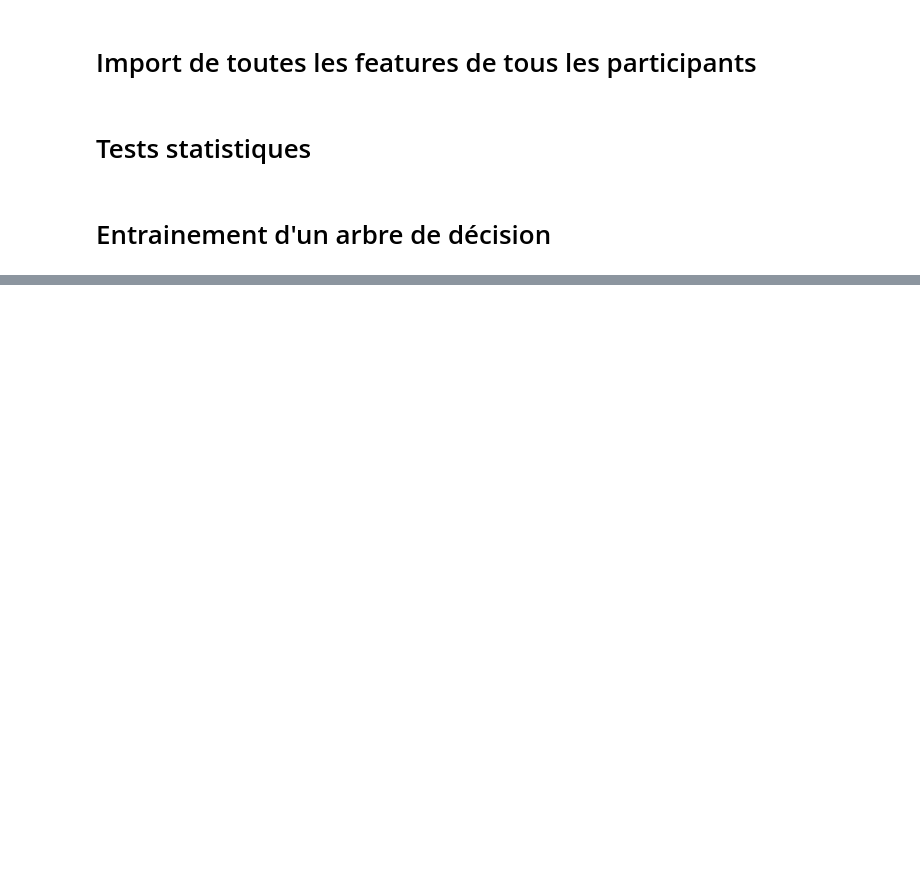
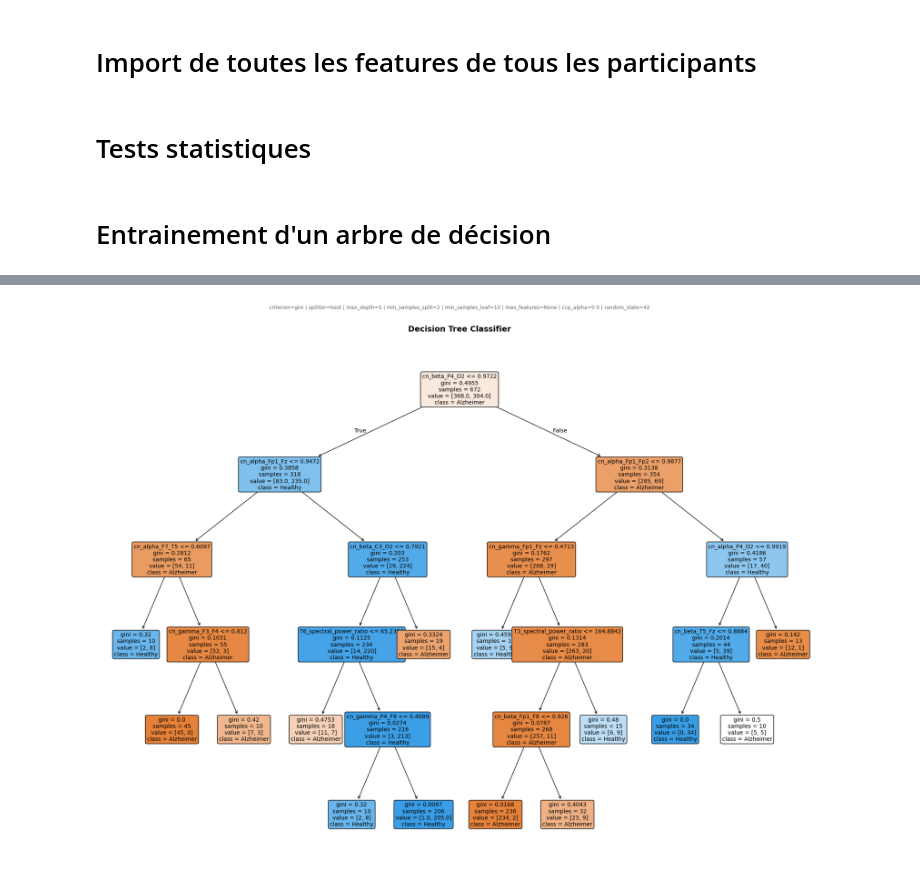
Before and after one commit to thePTH/eeg, a Jupyter notebook: notebook.ipynb, the cells around one changed output, grey strips where cells are left out. Saved outputs shown, nothing was run; the diff lists cells and outputs as text; code cells hidden in the pictures; blank space fills up the shorter version.

Commit message:
decision tree analysis

```diff
--- a/notebook.ipynb
+++ b/notebook.ipynb
@@ -194,29 +172,11 @@ params = DecisionTreeParameters(criterion='gini', max_depth=5, min_samples_split
+# %%
+hyperparamter_grid = HyperparameterGrid()
+hyperparamter_searcher = DecisionTreeOptimizer(dataset=dataset, score_engine=score_engine)
+
+#optimized_decision_tree, best_scoring = hyperparamter_searcher.optimize(hyperparamter_grid, lambda_std = 0)
+optimized_decision_tree = DecisionTree(parameters=DecisionTreeParameters(criterion='gini', max_depth=5, min_samples_split=2, min_samples_leaf=10))
 # %%
-from prediction.decision_tree.feature_selection import FeatureSelector
+from prediction.decision_tree_2.feature_selection import FeatureForwardSelectionEngine, DecisionTreeFeatureSelectionTrainer
 
-selector = FeatureSelector(
-    trainer=trainer,
-    helper=feature_name_factory,
-    lambda_std = 0.5
-)
-
-result = selector.select(
-    dataset=dataset,
-    params=params,
-    max_features=15,
-    show_progress=True,
-)
-
-selected_features = result.selected_feature_names
-final_model = result.final_model
-train_dataset, test_dataset = result.final_datasets
-print("========================================")
-for feature in selected_features :
-    print(f"-> {feature}")
-print("========================================")
-print("")
-
-test_score = final_model.score(X = test_dataset.X, y=test_dataset.y)
-print(f"Test score : {test_score}")
-train_score = final_model.score(X = train_dataset.X, y=train_dataset.y)
-print(f"Train score : {train_score}")
+decision_tree_trainer = DecisionTreeFeatureSelectionTrainer(score_engine)
+trained_tree, test_dataset = decision_tree_trainer.train(optimized_decision_tree, dataset)
@@ -234,0 +204,5 @@ Train score : 0.9375
+# %%
+from prediction.decision_tree_2.plot import DecisionTreeVisualizationEngine
+DecisionTreeVisualizationEngine.plot(trained_tree, precision=4)
+# %% [output]
+[figure, added]
```
Also changed, not shown: parts of 10 cells of this notebook, 16 other files.
